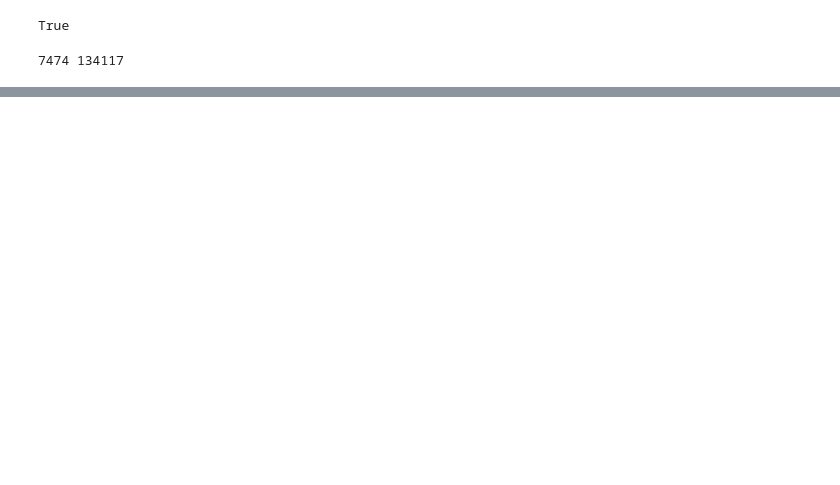
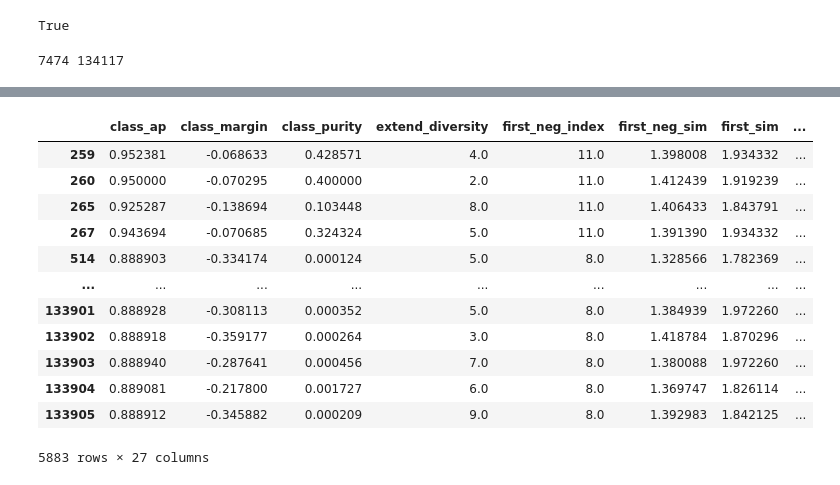
Before and after one commit to kvzhao/feature-analyzer, a Jupyter notebook: testbed/cross_model_analysis.ipynb, the cells around one changed output, grey strips where cells are left out. Drawn from its saved outputs; the diff is of its cells as text; code cells hidden in the pictures; blank space fills up the shorter version.

```diff
--- a/testbed/cross_model_analysis.ipynb
+++ b/testbed/cross_model_analysis.ipynb
@@ -206,0 +620,16 @@ plt.legend(labels=[
+# %%
+m1t2f[(m1t2f.n_within_2k == 0) & (m1t2f.n_outlier > 0)]
+# %% [output]
+|  | class_ap | class_margin | class_purity | extend_diversity | first_neg_index | first_neg_sim | first_sim | ... |
+| 259 | 0.952381 | -0.068633 | 0.428571 | 4.0 | 11.0 | 1.398008 | 1.934332 | ... |
+| 260 | 0.950000 | -0.070295 | 0.400000 | 2.0 | 11.0 | 1.412439 | 1.919239 | ... |
+| 265 | 0.925287 | -0.138694 | 0.103448 | 8.0 | 11.0 | 1.406433 | 1.843791 | ... |
+| 267 | 0.943694 | -0.070685 | 0.324324 | 5.0 | 11.0 | 1.391390 | 1.934332 | ... |
+| 514 | 0.888903 | -0.334174 | 0.000124 | 5.0 | 8.0 | 1.328566 | 1.782369 | ... |
+| ... | ... | ... | ... | ... | ... | ... | ... | ... |
+| 133901 | 0.888928 | -0.308113 | 0.000352 | 5.0 | 8.0 | 1.384939 | 1.972260 | ... |
+| 133902 | 0.888918 | -0.359177 | 0.000264 | 3.0 | 8.0 | 1.418784 | 1.870296 | ... |
+| 133903 | 0.888940 | -0.287641 | 0.000456 | 7.0 | 8.0 | 1.380088 | 1.972260 | ... |
+| 133904 | 0.889081 | -0.217800 | 0.001727 | 6.0 | 8.0 | 1.369747 | 1.826114 | ... |
+| 133905 | 0.888912 | -0.345882 | 0.000209 | 9.0 | 8.0 | 1.392983 | 1.842125 | ... |
+5883 rows × 27 columns
```
Also changed, not shown: parts of 70 cells of this notebook, 2 other files.
